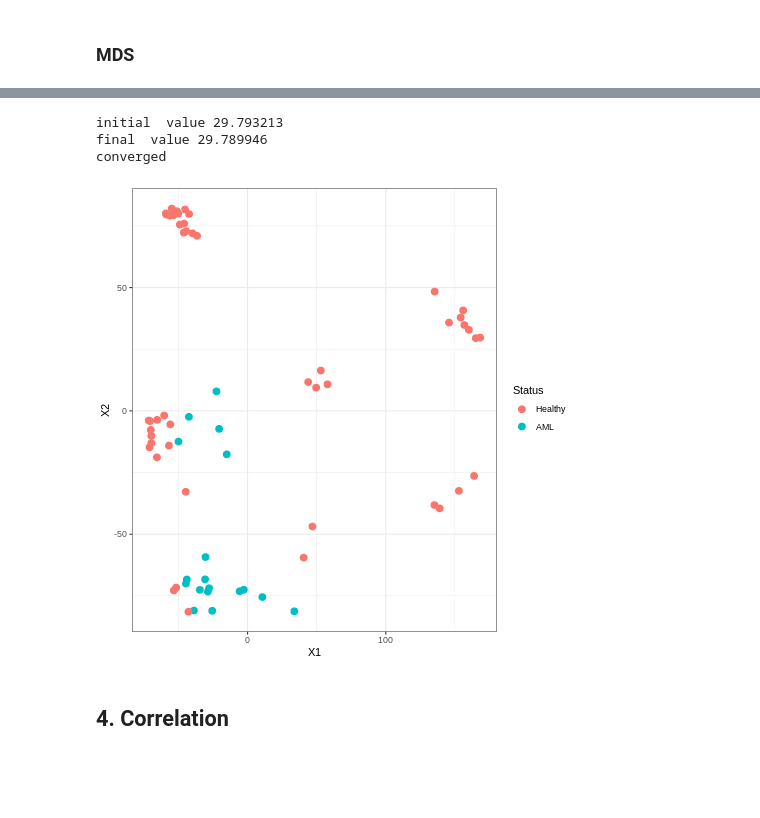
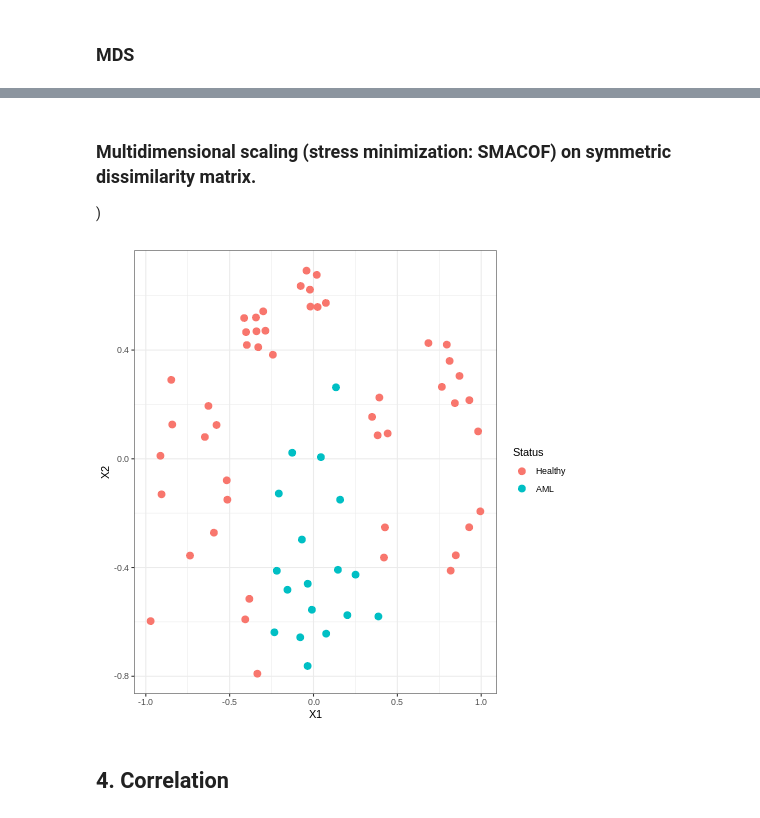
Before and after one commit to ckoorosh/Bio-Project-Fall22, a Jupyter notebook: Phase 1/Bio_Phase_1.ipynb, the cells around one changed output, grey strips where cells are left out. Drawn from its saved outputs; the diff is of its cells as text; code cells hidden in the pictures; blank space fills up the shorter version.

```diff
--- a/Phase 1/Bio_Phase_1.ipynb
+++ b/Phase 1/Bio_Phase_1.ipynb
@@ -639,5 +588,0 @@ r = matrix(expr[1:1000,1:10],nrow=10, ncol=1000)
-# %%
-%%R
-labels = gds48558$group
-data <- data.frame(r, labels = labels[1:10])
-data$labels
@@ -678,7 +590,7 @@ RInterpreterError: ignored
 ### MDS
 # %%
 %%R
-# expr.scale = t(scale(t(expr), scale = F))
+expr.scale = t(scale(t(expr), scale = F))
 set.seed(100)
 fit <- cmdscale(dist(t(expr)), eig = T, k = 2)
 x <- fit$points[, 1]
@@ -705,18 +652,10 @@ ggplot(mcar, aes(X1, X2, color = Status)) + geom_point(size = 3) + theme_bw()
+# %% [markdown]
+### Multidimensional scaling (stress minimization: SMACOF) on symmetric dissimilarity matrix.
+)
 # %%
 %%R
-# expr.scale = t(scale(t(expr), scale = F))
-set.seed(100)
-fit <- isoMDS(dist(t(expr)), k = 2)
-x <- fit$points[, 1]
-y <- fit$points[, 2]
-# mds = mds(delta = t(expr),ndim = 2, type = "ratio" )
-
-## Generate the t_SNE plot
-tcar <- data.frame(X1=x,X2=y, Status = gds48558$group)
-
-ggplot(tcar, aes(X1, X2, color = Status)) + geom_point(size = 3) + theme_bw()
+SMACOF <- smacofSym(dist(t(expr)),ndim=2)
+SMACOF <- data.frame(X1=SMACOF$conf[,1],X2=SMACOF$conf[,2], Status = gds48558$group)
+ggplot(SMACOF, aes(X1, X2, color = Status)) + geom_point(size = 3) + theme_bw()
 # %% [output]
-initial  value 29.793213
-final  value 29.789946
-converged
-[figure, old version]
+[figure, new version]
```
Also changed, not shown: parts of 28 cells of this notebook, 7 other files.
